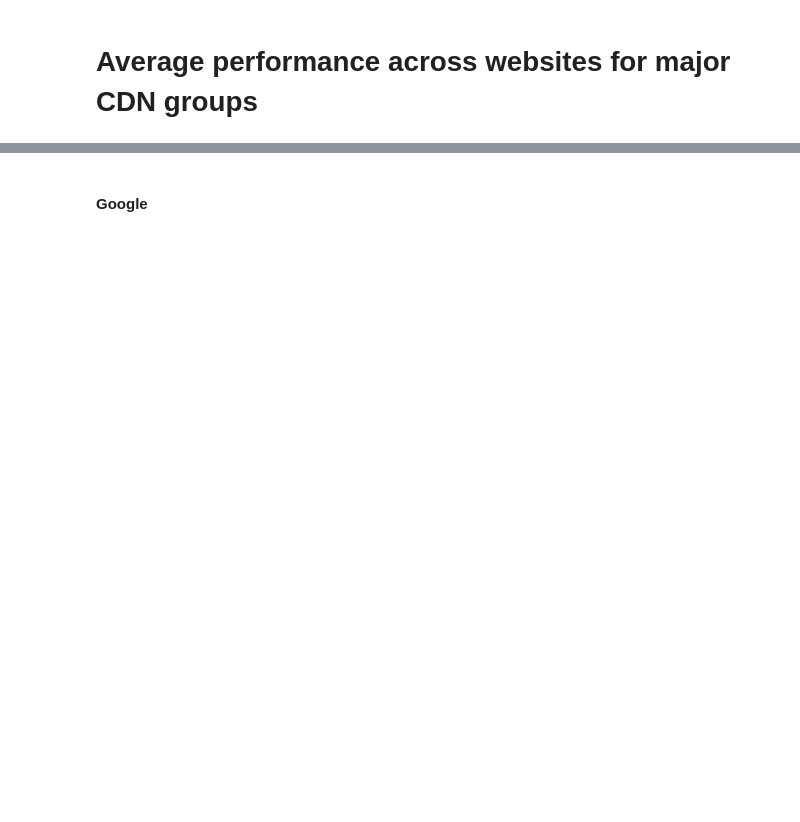
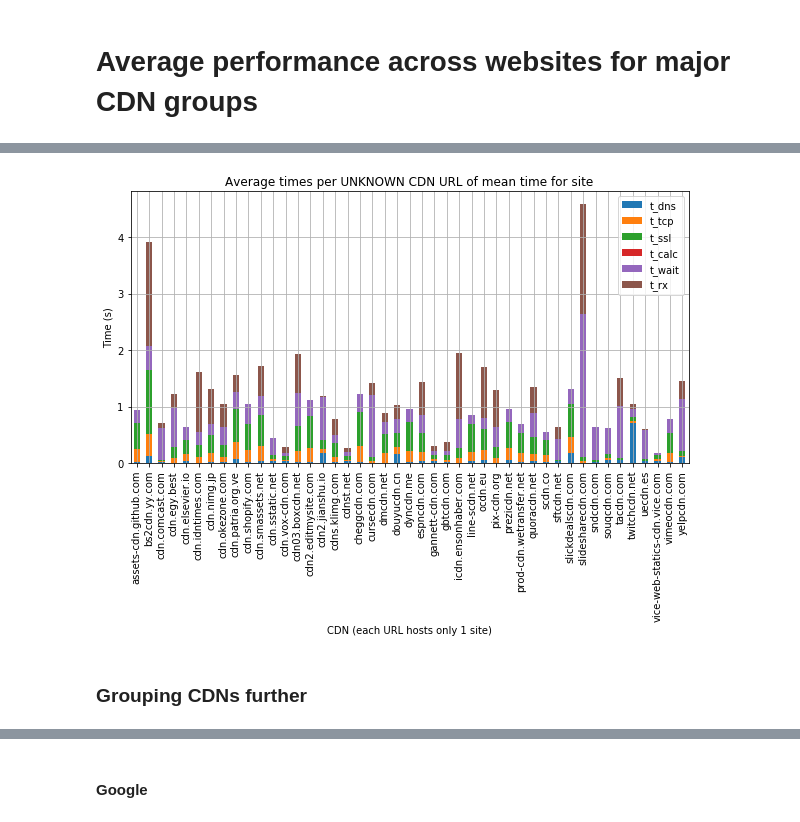
Before and after one commit to shahifaqeer/cdn-analysis, a Jupyter notebook: Analysis-Timing.ipynb, the cells around one changed output, grey strips where cells are left out. Saved outputs shown, nothing was run; the diff lists cells and outputs as text; code cells hidden in the pictures; blank space fills up the shorter version.

```diff
--- a/Analysis-Timing.ipynb
+++ b/Analysis-Timing.ipynb
@@ -578,0 +705,14 @@ df_cdn_perf.head()
+# %%
+df = df_cdn_perf[ (df_cdn_perf['count']<=1) &
+                (df_cdn_perf['cdn_grouped']=="UNKNOWN CDN URL")]
+
+ax = df[['t_dns', 't_tcp', 't_ssl', 't_calc', 't_wait', 't_rx']].plot.bar(stacked=True,figsize=(10,5))
+ax.set_xlabel("CDN (each URL hosts only 1 site)")
+ax.set_ylabel("Time (s)")
+ax.set_title("Average times per UNKNOWN CDN URL of mean time for site")
+ax.grid(True)
+plt.savefig('results/stacked_calc_times_per_cdn_only1')
+# %% [output]
+[figure, added]
+# %% [markdown]
+### Grouping CDNs further
```
Also changed, not shown: parts of 85 cells of this notebook, 1 other file.
